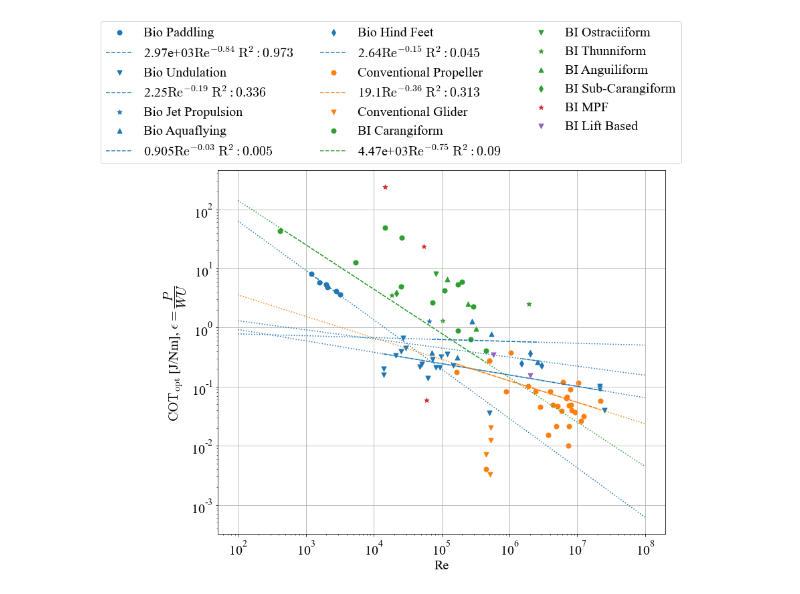
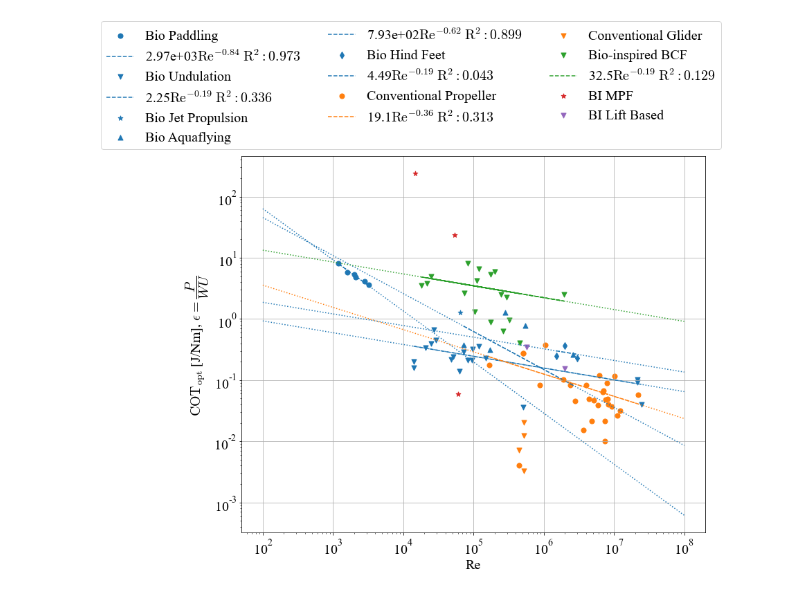
Before and after one commit to michaelcoe/Cost-of-Transport-Estimation, a Jupyter notebook: database_COT_plots.ipynb, the cells around one changed output. Drawn from its saved outputs; the diff is of its cells as text; code cells hidden in the pictures.

```diff
--- a/database_COT_plots.ipynb
+++ b/database_COT_plots.ipynb
@@ -617,8 +603,23 @@ for i, mode in enumerate(bio_modes):
                 ax6.scatter(data['Re'], data['COTopt [J/Nm]'], marker=markers[i], color=col, s=marker_size, label='Bio ' + mode)
         elif mode == 'Undulation':
                 pars = model.guess(data['COTopt [J/Nm]'].values, x=data['Re'].values)
-                pars['p_amplitude'].set(value=6, min=0.001, max=10000)
-                pars['p_exponent'].set(value=-0.5, min=-1.0, max=0.001)
+                pars['p_amplitude'].set(value=6, min=0.0001, max=10000)
+                pars['p_exponent'].set(value=-0.5, min=-5.0, max=0.001)
+
+                fit = model.fit(data['COTopt [J/Nm]'].values, pars, x=data['Re'].values)
+
+                r_squared = np.abs(calc_rsquared(data['Re'].values, data['COTopt [J/Nm]'].values, fit.params['p_amplitude'].value, fit.params['p_exponent'].value))
+
+                ax6.scatter(data['Re'], data['COTopt [J/Nm]'], marker=markers[i], color=col, s=marker_size, label='Bio ' + mode)
+
+                ax6.plot(data['Re'], fit.params['p_amplitude'].value*data['Re'].values**fit.params['p_exponent'].value, col + '--',
+                        label='{:.3}'.format(fit.params['p_amplitude'].value) + '$\mathrm{Re^{' + str(np.round(fit.params['p_exponent'].value,2)) + '}\;R^2: '
+                        + str(np.round(r_squared, 3)) + '}$')
+                ax6.plot(dx, fit.params['p_amplitude'].value*dx**fit.params['p_exponent'].value, col + ':')
+        elif mode == 'Aquaflying':
+                pars = model.guess(data['COTopt [J/Nm]'].values, x=data['Re'].values)
+                pars['p_amplitude'].set(value=100, min=500, max=10000)
+                pars['p_exponent'].set(value=-0.5, min=-5.0, max=-0.4)
 
                 fit = model.fit(data['COTopt [J/Nm]'].values, pars, x=data['Re'].values)
 
@@ -632,8 +633,8 @@ for i, mode in enumerate(bio_modes):
                 ax6.plot(dx, fit.params['p_amplitude'].value*dx**fit.params['p_exponent'].value, col + ':')
         else:
                 pars = model.guess(data['COTopt [J/Nm]'].values, x=data['Re'].values)
-                pars['p_amplitude'].set(value=6, min=0.001, max=10000)
-                pars['p_exponent'].set(value=-0.5, min=-1.0, max=0.001)
+                pars['p_amplitude'].set(value=6, min=0.0001, max=10000)
+                pars['p_exponent'].set(value=-0.5, min=-5.0, max=-0.19)
 
                 fit = model.fit(data['COTopt [J/Nm]'].values, pars, x=data['Re'].values)
 
@@ -653,56 +654,56 @@ for i, mode in enumerate(conv_modes):
         if mode == 'Propeller':
                 pars = model.guess(data['COTopt [J/Nm]'].values, x=data['Re'].values)
                 pars['p_amplitude'].set(value=6, min=0.001, max=10000)
-                pars['p_exponent'].set(value=-0.5, min=-1.0, max=0.001)
+                pars['p_exponent'].set(value=-0.5, min=-5.0, max=0.001)
 
                 fit = model.fit(data['COTopt [J/Nm]'].values, pars, x=data['Re'].values)
 
                 r_squared = np.abs(calc_rsquared(data['Re'].values, data['COTopt [J/Nm]'].values, fit.params['p_amplitude'].value, fit.params['p_exponent'].value))
 
                 ax6.scatter(data['Re'], data['COTopt [J/Nm]'], marker=markers[i], color=col, s=marker_size, label='Conventional ' + mode)
                 ax6.plot(data['Re'], fit.params['p_amplitude'].value*data['Re'].values**fit.params['p_exponent'].value, col + '--',
                         label='{:.3}'.format(fit.params['p_amplitude'].value) + '$\mathrm{Re^{' + str(np.round(fit.params['p_exponent'].value,2)) + '}\;R^2: '
                         + str(np.round(r_squared, 3)) + '}$')
                 ax6.plot(dx, fit.params['p_amplitude'].value*dx**fit.params['p_exponent'].value, col + ':')
         else:
                 ax6.scatter(data['Re'], data['COTopt [J/Nm]'], marker=markers[i], color=col, s=marker_size, label='Conventional ' + mode)
 
-for i, mode in enumerate(bcf_modes):
-        col = 'C2'
-        # perform fits for data
-        data = bcf_dfs[i].sort_values(by=['Re'])
-        if mode == 'Carangiform':
-                pars = model.guess(data['COTopt [J/Nm]'].values, x=data['Re'].values)
-                pars['p_amplitude'].set(value=6, min=0.001, max=10000)
-                pars['p_exponent'].set(value=-0.75, min=-2.0, max=-0.75)
+col = 'C2'
+data = pd.concat(bcf_dfs)
+data.sort_values(by=['Re'])
+data = data[data['Re'] >= 1e3]
+data = data[data['COTopt [J/Nm]'] <= 10]
 
-                fit = model.fit(data['COTopt [J/Nm]'].values, pars, x=data['Re'].values)
+pars = model.guess(data['COTopt [J/Nm]'].values, x=data['Re'].values)
+pars['p_amplitude'].set(value=6, min=0.001, max=1000)
+pars['p_exponent'].set(value=-0.75, min=-5.0, max=0.01)
 
-                r_squared = np.abs(calc_rsquared(data['Re'].values, data['COTopt [J/Nm]'].values, fit.params['p_amplitude'].value, fit.params['p_exponent'].value))
+fit = model.fit(data['COTopt [J/Nm]'].values, pars, x=data['Re'].values)
 
-                ax6.scatter(data['Re'], data['COTopt [J/Nm]'], marker=markers[i], color='C2', s=marker_size, label='BI ' + mode)
-                ax6.plot(data['Re'], fit.params['p_amplitude'].value*data['Re'].values**fit.params['p_exponent'].value, col + '--',
-                        label='{:.3}'.format(fit.params['p_amplitude'].value) + '$\mathrm{Re^{' + str(np.round(fit.params['p_exponent'].value,2)) + '}\;R^2: '
-                        + str(np.round(r_squared, 3)) + '}$')
-                ax6.plot(dx, fit.params['p_amplitude'].value*dx**fit.params['p_exponent'].value, col + ':')
-        else:
-                ax6.scatter(data['Re'], data['COTopt [J/Nm]'], marker=markers[i], color='C2', s=marker_size, label='BI ' + mode)
+r_squared = np.abs(calc_rsquared(data['Re'].values, data['COTopt [J/Nm]'].values, fit.params['p_amplitude'].value, fit.params['p_exponent'].value))
+
+ax6.scatter(data['Re'], data['COTopt [J/Nm]'], marker=markers[i], color='C2', s=marker_size, label='Bio-inspired BCF')
+ax6.plot(data['Re'], fit.params['p_amplitude'].value*data['Re'].values**fit.params['p_exponent'].value, col + '--',
+label='{:.3}'.format(fit.params['p_amplitude'].value) + '$\mathrm{Re^{' + str(np.round(fit.params['p_exponent'].value,2)) + '}\;R^2: '
++ str(np.round(r_squared, 3)) + '}$')
+ax6.plot(dx, fit.params['p_amplitude'].value*dx**fit.params['p_exponent'].value, col + ':')
+
 
 ax6.scatter(mpf_cot['Re'], mpf_cot['COTopt [J/Nm]'], marker='*', color='C3', s=marker_size, label='BI MPF')
 ax6.scatter(lift_cot['Re'], lift_cot['COTopt [J/Nm]'], marker='v', color='C4', s=marker_size, label='BI Lift Based')
 
 ax6.set_xlabel('Re')
 ax6.set_ylabel('$\mathrm{COT_{opt}}$ [J/Nm], $\epsilon = \dfrac{P}{WU}$')
 ax6.legend(ncol=3, loc=4, bbox_to_anchor=(1.05, 1.00))
 
-# ax6.set_xlim([1e2, 1e8])
-# ax6.set_ylim([1e-4, 1e5])
+#ax6.set_xlim([0, 1e7])
+#ax6.set_ylim([0, 50])
 ax6.set_yscale('log')
 ax6.set_xscale('log')
 ax6.grid()
-#fig6.savefig('cot_j_Re.pdf', facecolor='w', dpi=300, bbox_inches='tight')
+fig6.savefig('cot_j-Nm_Re.pdf', facecolor='w', dpi=300, bbox_inches='tight')
 # %% [output]
-[figure, old version]
+[figure, new version]
 # %%
 fig7, ax7 = plt.subplots(figsize=(12,10), facecolor='w')
 marker_size=50
```
Also changed, not shown: parts of 6 cells of this notebook, 4 other files.
